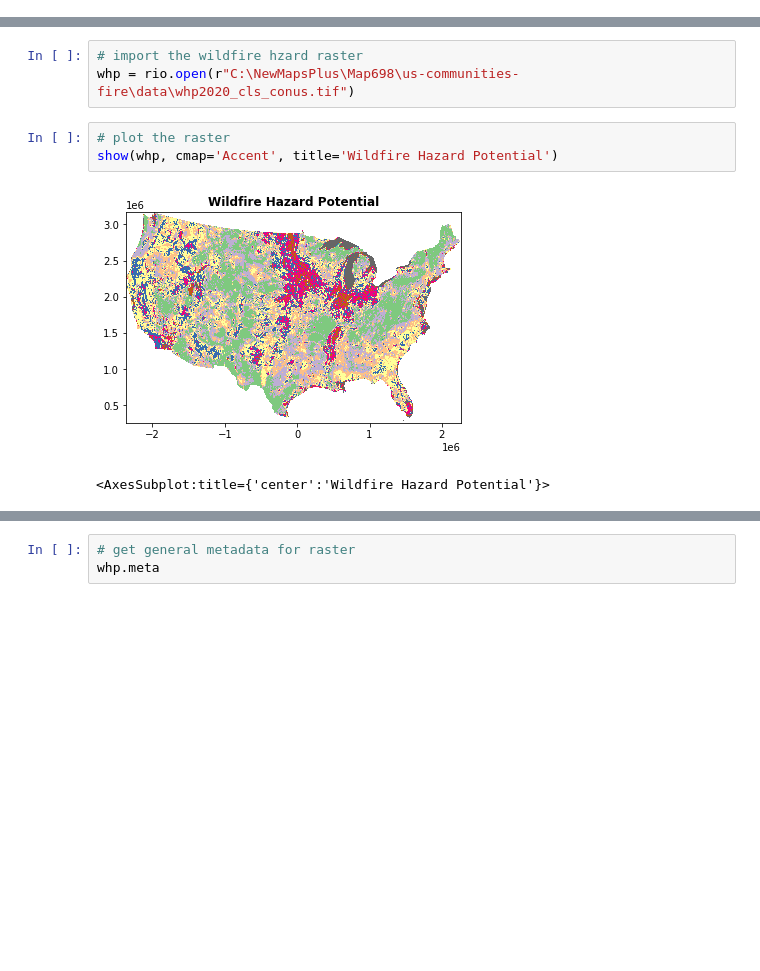
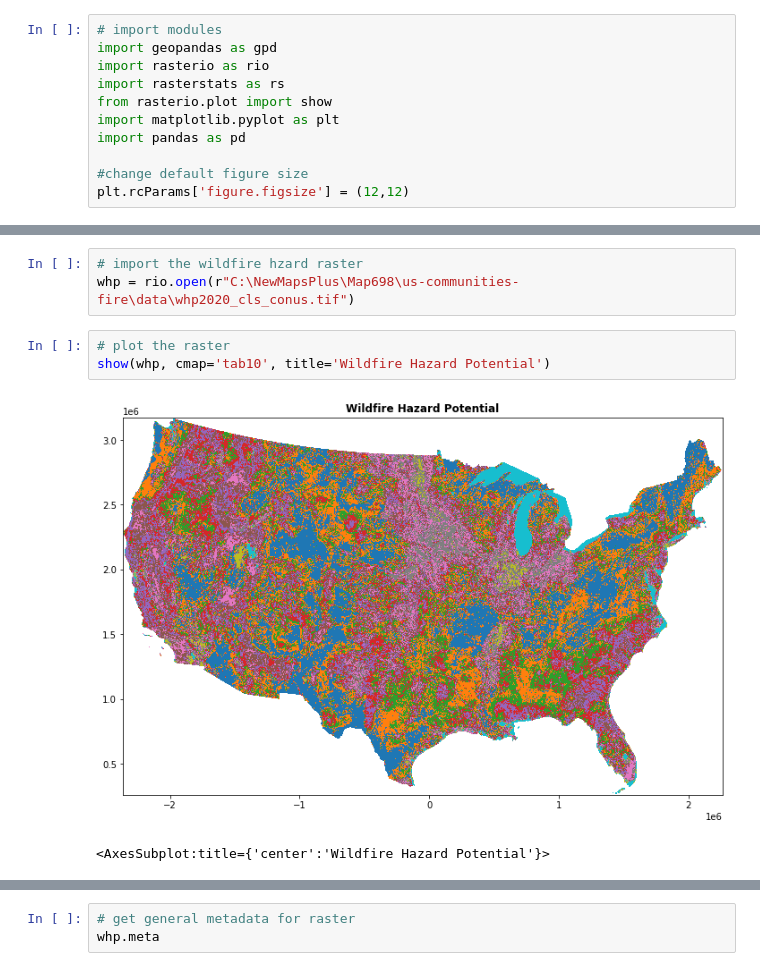
Before and after one commit to zac-stanley/us-communities-fire, a Jupyter notebook: notebooks/zs_zonal_statistics.ipynb, the cells around one changed output, grey strips where cells are left out. Cells and saved outputs as stored; diff of their text form; blank space fills up the shorter version.

```diff
--- a/notebooks/zs_zonal_statistics.ipynb
+++ b/notebooks/zs_zonal_statistics.ipynb
@@ -1,3 +1,14 @@
 # %% [markdown]
 # Assigning Wildfire Hazard Potential to CDPs using Zonal Statistics
+# %%
+# import modules
+import geopandas as gpd
+import rasterio as rio
+import rasterstats as rs
+from rasterio.plot import show
+import matplotlib.pyplot as plt
+import pandas as pd
+
+#change default figure size
+plt.rcParams['figure.figsize'] = (12,12)
 # %%
@@ -26,9 +38,9 @@ cdps.plot()
 whp = rio.open(r"C:\NewMapsPlus\Map698\us-communities-fire\data\whp2020_cls_conus.tif")
 # %%
 # plot the raster
-show(whp, cmap='Accent', title='Wildfire Hazard Potential')
+show(whp, cmap='tab10', title='Wildfire Hazard Potential')
 # %% [output]
-[figure, old version]
+[figure, new version]
 <AxesSubplot:title={'center':'Wildfire Hazard Potential'}>
 # %%
 # plot raster and shapefile together
```
Also changed, not shown: parts of 9 cells of this notebook.
